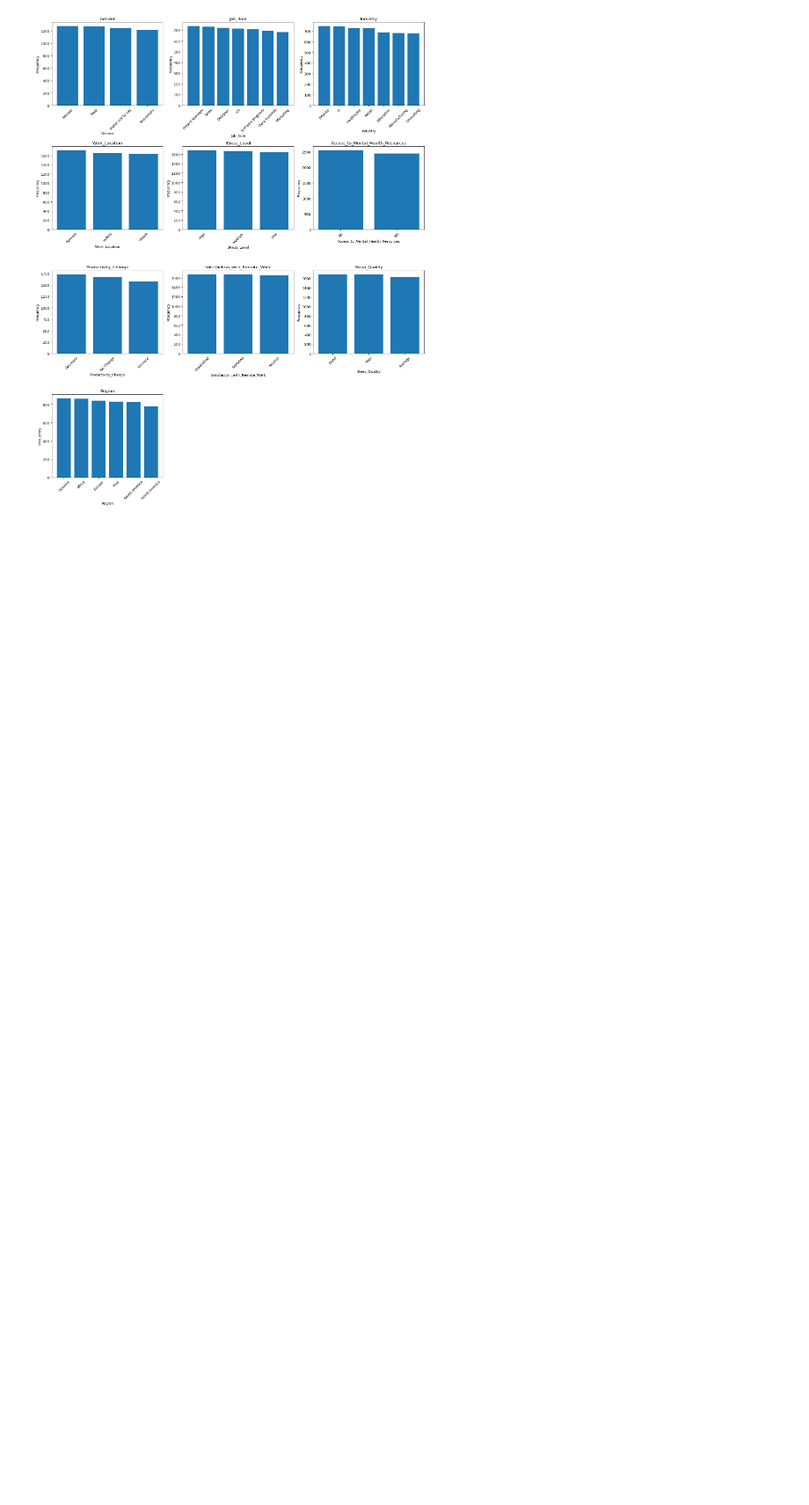
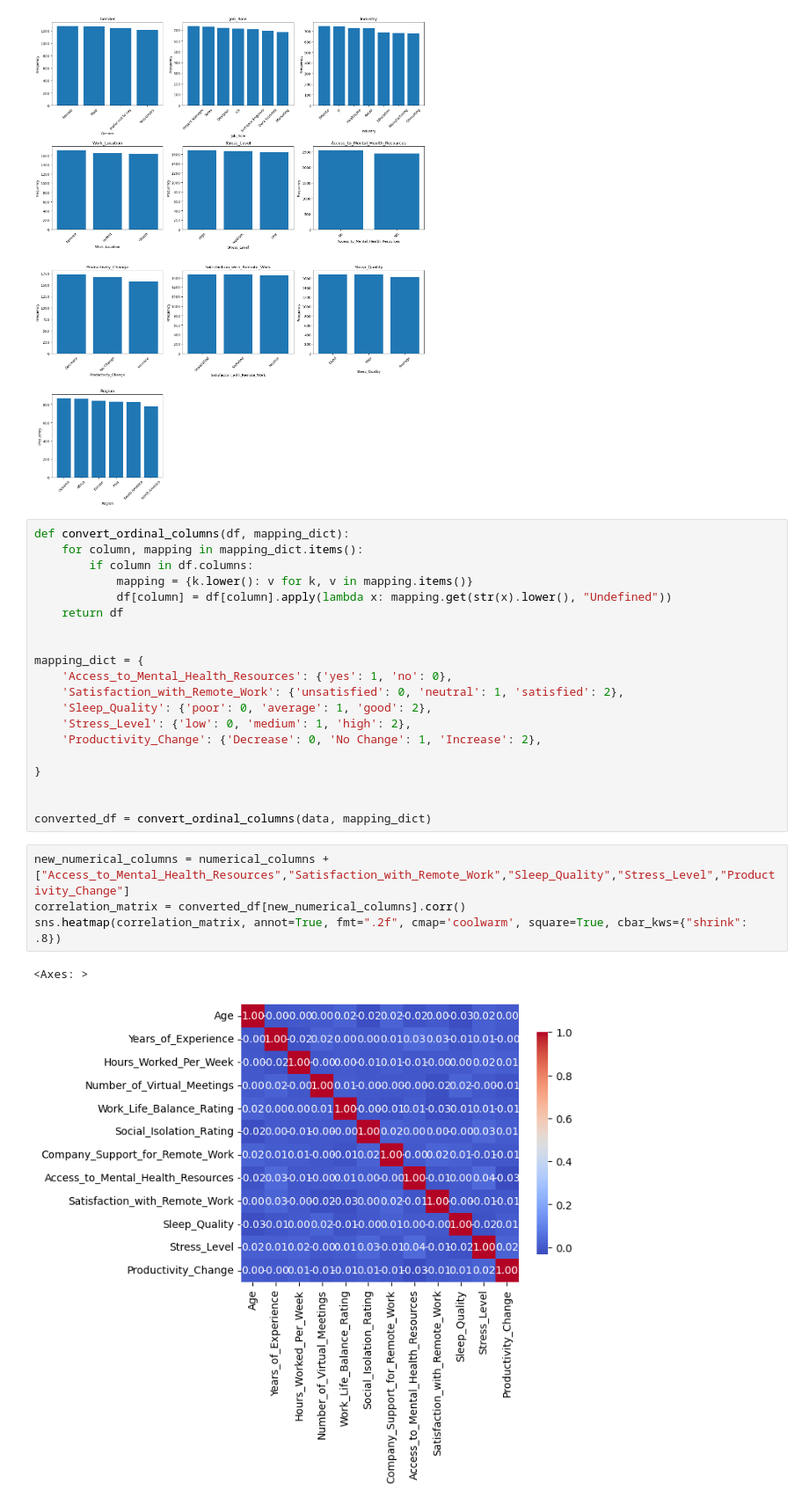
Before and after one commit to VivianZhao12/CAPSTONE-Causal-Inference-between-Remote-Work-and-Mental-Health, a Jupyter notebook: EDA.ipynb, the cells around one changed output. Shown at 88% size. Cells and saved outputs as stored; diff of their text form; blank space fills up the shorter version.

```diff
--- a/EDA.ipynb
+++ b/EDA.ipynb
@@ -76,3 +76,30 @@ plt.tight_layout()
 plt.show()
 # %% [output]
 [figure]
+# %%
+def convert_ordinal_columns(df, mapping_dict):
+    for column, mapping in mapping_dict.items():
+        if column in df.columns:
+            mapping = {k.lower(): v for k, v in mapping.items()}
+            df[column] = df[column].apply(lambda x: mapping.get(str(x).lower(), "Undefined"))
+    return df
+
+
+mapping_dict = {
+    'Access_to_Mental_Health_Resources': {'yes': 1, 'no': 0},
+    'Satisfaction_with_Remote_Work': {'unsatisfied': 0, 'neutral': 1, 'satisfied': 2},
+    'Sleep_Quality': {'poor': 0, 'average': 1, 'good': 2},
+    'Stress_Level': {'low': 0, 'medium': 1, 'high': 2},
+    'Productivity_Change': {'Decrease': 0, 'No Change': 1, 'Increase': 2},
+
+}
+
+
+converted_df = convert_ordinal_columns(data, mapping_dict)
+# %%
+new_numerical_columns = numerical_columns + ["Access_to_Mental_Health_Resources","Satisfaction_with_Remote_Work","Sleep_Quality","Stress_Level","Productivity_Change"]
+correlation_matrix = converted_df[new_numerical_columns].corr()
+sns.heatmap(correlation_matrix, annot=True, fmt=".2f", cmap='coolwarm', square=True, cbar_kws={"shrink": .8})
+# %% [output]
+<Axes: >
+[figure, added]
```
